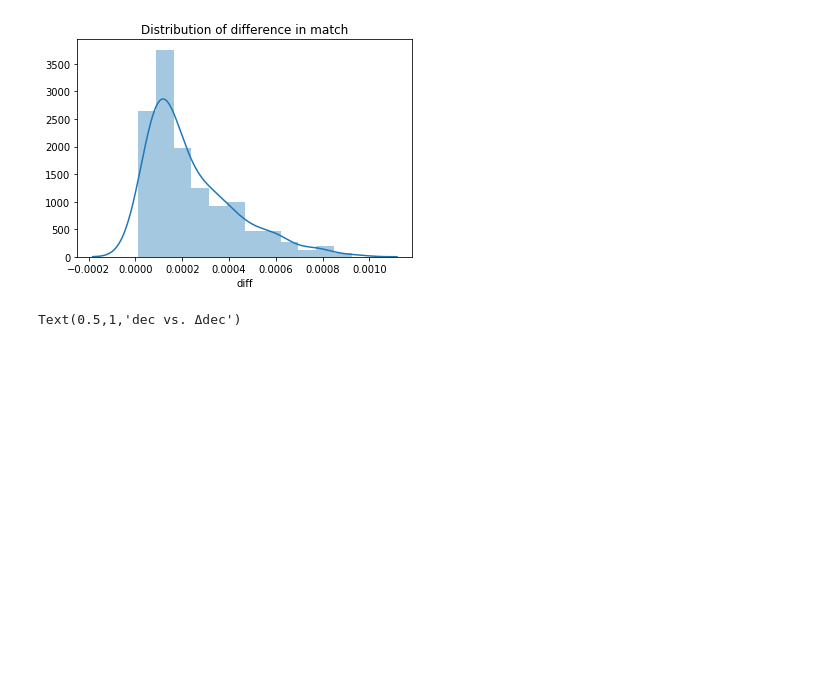
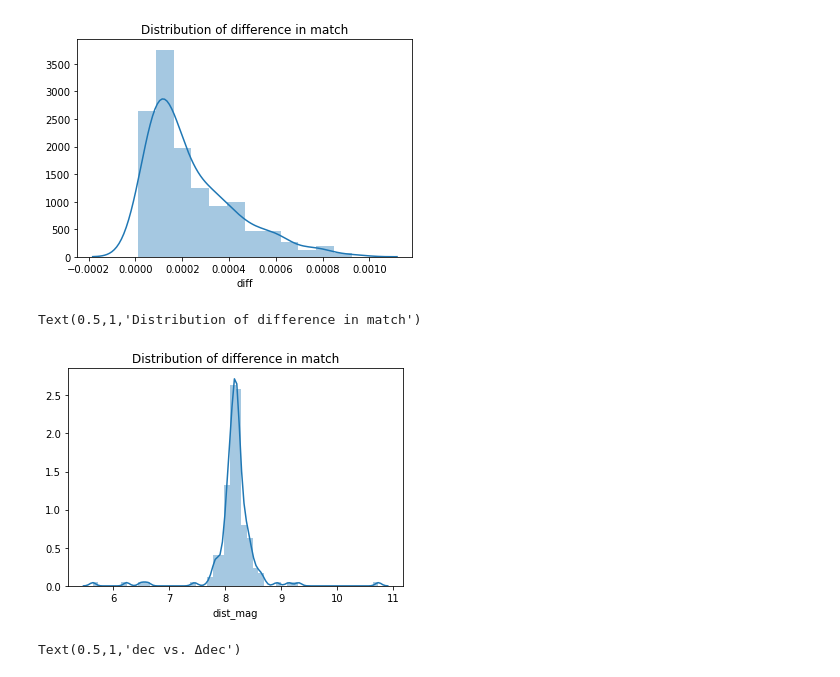
Before and after one commit to oliang2000/yerkes-plate-digitization, a Jupyter notebook: APT.ipynb, the cells around one changed output. Drawn from its saved outputs; the diff is of its cells as text; code cells hidden in the pictures; blank space fills up the shorter version.

Commit message:
Adding dist_mag

```diff
--- a/APT.ipynb
+++ b/APT.ipynb
@@ -55,8 +55,9 @@ maxdiff = 0.001
 querystr = "diff<" + str(maxdiff)
 df = pd.DataFrame(columns=['ra','dec','phot_bp_mean_mag','pmra','pmdec',\
                            'CentroidRA','CentroidDec','Magnitude','diff'])
-dist = scipy.spatial.distance.cdist(df_apt[['CentroidRA', 'CentroidDec']], df_gaia[['ra', 'dec']]) #6, 8
-min_dist = np.argmin(dist, axis=1) #8
+dist = scipy.spatial.distance.cdist(df_apt[['CentroidRA', 'CentroidDec']], df_gaia[['ra', 'dec']])
+dist_mag = scipy.spatial.distance.cdist(df_apt[['Magnitude']], df_gaia[['phot_bp_mean_mag']])
+min_dist = np.argmin(dist, axis=1)
 
 m = 0
 while m < len(df_apt): #apt (6)
@@ -66,7 +67,8 @@ while m < len(df_apt): #apt (6)
                     'pmra': df_gaia['pmra'][n], 'pmdec': df_gaia['pmdec'][n],\
                     'CentroidRA': df_apt['CentroidRA'][m],'CentroidDec': df_apt['CentroidDec'][m],\
                     'Magnitude': df_apt['Magnitude'][m],\
-                    'diff': dist[m][n]
+                    'diff': dist[m][n],\
+                    'dist_mag': dist_mag[m][n]
                    }, ignore_index=True)
     m+=1
 
@@ -80,6 +82,11 @@ sns.distplot(df['diff']).set_title('Distribution of difference in match')
 # %% [output]
 Text(0.5,1,'Distribution of difference in match')
 [figure]
+# %%
+sns.distplot(df.dropna()['dist_mag']).set_title('Distribution of difference in match')
+# %% [output]
+Text(0.5,1,'Distribution of difference in match')
+[figure, added]
 # %%
 #new vars
 df['Δra'] = df.apply(lambda row: row.ra - row.CentroidRA, axis = 1)
```
Also changed, not shown: parts of 1 cell of this notebook.
